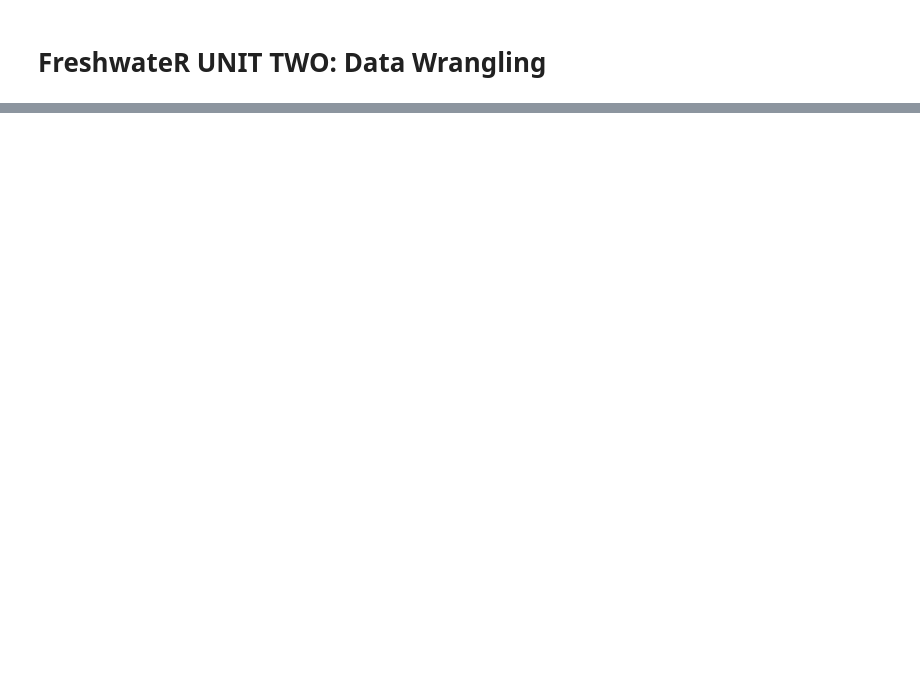
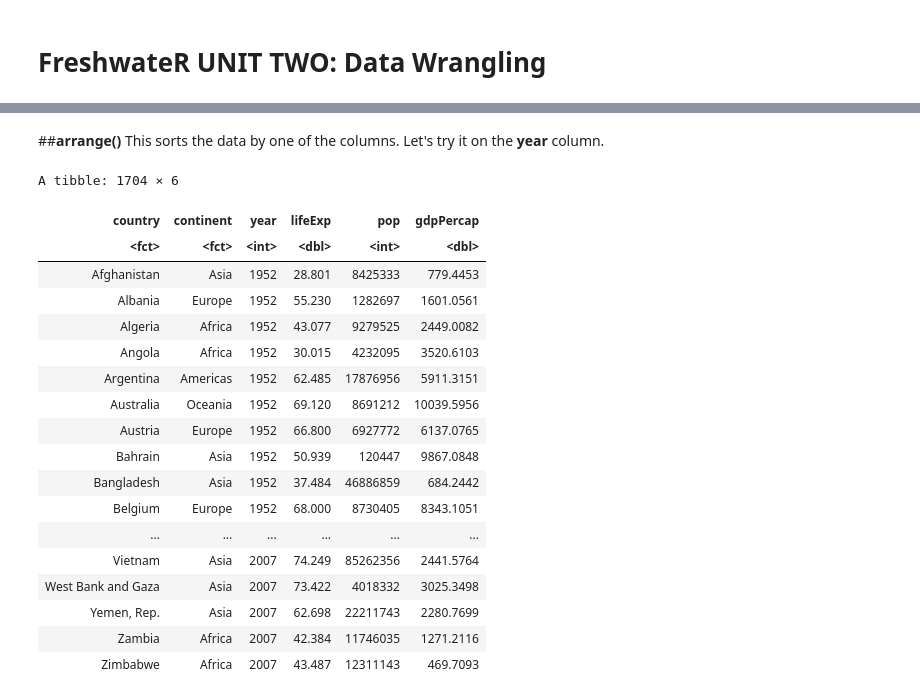
Before and after one commit to tomviolin/FreshwateRWebSite, a Jupyter notebook: r2u_ULTRA_FAST_PACKAGE_LOADING.ipynb, the cells around one changed output, grey strips where cells are left out. Cells and saved outputs as stored; diff of their text form; code cells hidden in the pictures; blank space fills up the shorter version.

```diff
--- a/r2u_ULTRA_FAST_PACKAGE_LOADING.ipynb
+++ b/r2u_ULTRA_FAST_PACKAGE_LOADING.ipynb
@@ -95,0 +98,27 @@ Exercises:
+# %% [markdown]
+##**arrange()**
+This sorts the data by one of the columns. Let's try it on the <b>year</b> column.
+# %%
+# now try sorting by year
+
+arrange(gapminder, year)
+# %% [output]
+A tibble: 1704 × 6
+| country | continent | year | lifeExp | pop | gdpPercap |
+| <fct> | <fct> | <int> | <dbl> | <int> | <dbl> |
+| Afghanistan | Asia | 1952 | 28.801 | 8425333 | 779.4453 |
+| Albania | Europe | 1952 | 55.230 | 1282697 | 1601.0561 |
+| Algeria | Africa | 1952 | 43.077 | 9279525 | 2449.0082 |
+| Angola | Africa | 1952 | 30.015 | 4232095 | 3520.6103 |
+| Argentina | Americas | 1952 | 62.485 | 17876956 | 5911.3151 |
+| Australia | Oceania | 1952 | 69.120 | 8691212 | 10039.5956 |
+| Austria | Europe | 1952 | 66.800 | 6927772 | 6137.0765 |
+| Bahrain | Asia | 1952 | 50.939 | 120447 | 9867.0848 |
+| Bangladesh | Asia | 1952 | 37.484 | 46886859 | 684.2442 |
+| Belgium | Europe | 1952 | 68.000 | 8730405 | 8343.1051 |
+| ... | ... | ... | ... | ... | ... |
+| Vietnam | Asia | 2007 | 74.249 | 85262356 | 2441.5764 |
+| West Bank and Gaza | Asia | 2007 | 73.422 | 4018332 | 3025.3498 |
+| Yemen, Rep. | Asia | 2007 | 62.698 | 22211743 | 2280.7699 |
+| Zambia | Africa | 2007 | 42.384 | 11746035 | 1271.2116 |
+| Zimbabwe | Africa | 2007 | 43.487 | 12311143 | 469.7093 |
```
Also changed, not shown: parts of 39 cells of this notebook.
